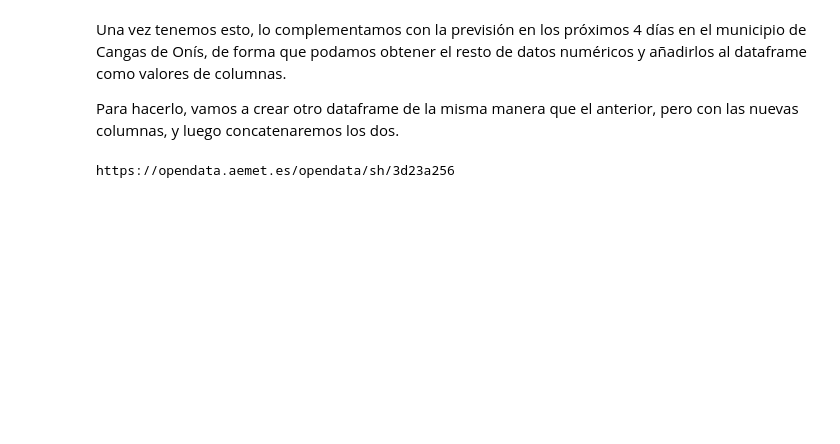
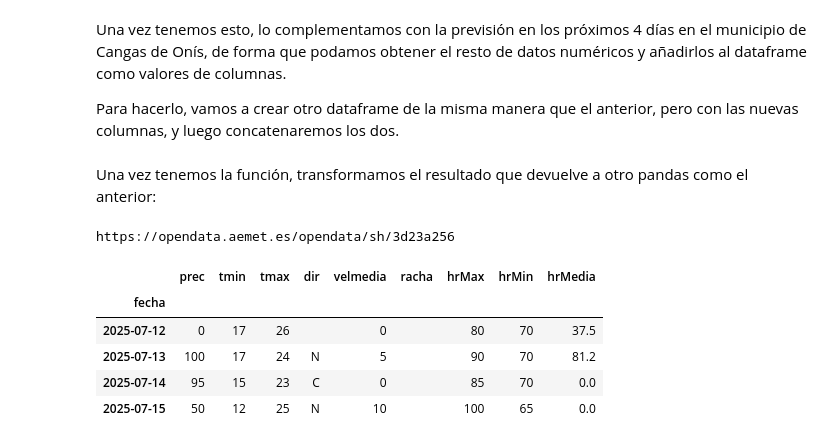
Before and after one commit to jorge-ruizl-um-es/fog-prediction, a Jupyter notebook: notebooks/data_from_aemet.ipynb, the cells around one changed output. Cells and saved outputs as stored; diff of their text form; code cells hidden in the pictures; blank space fills up the shorter version.

```diff
--- a/notebooks/data_from_aemet.ipynb
+++ b/notebooks/data_from_aemet.ipynb
@@ -409,7 +409,6 @@ def add_prevision_municipio(municipio=ID_MUNICIPIO):
 			# Descarga de los datos reales
 			datos = response.json()
 			url_datos = datos["datos"]
-			print(url_datos)
 			response_datos = requests.request("GET", url_datos, headers=headers)
 
 			if response_datos.status_code == 200:
@@ -437,7 +436,23 @@ def add_prevision_municipio(municipio=ID_MUNICIPIO):
 			list_dict_prevision[dia]["hrMedia"] = round(sum(map(lambda json: json["value"], prevision_completa_dia["humedadRelativa"]["dato"]))/4, 1)
 
 		return list_dict_prevision
-
-add_prevision_municipio()
-# %% [output]
-https://opendata.aemet.es/opendata/sh/3d23a256
+# %% [markdown]
+Una vez tenemos la función, transformamos el resultado que devuelve a otro pandas como el anterior:
+# %%
+json_salida_prevision = add_prevision_municipio()
+
+# Convertir a dataframe y poner la fecha en el índice
+df_prev = pd.DataFrame(json_salida_prevision)
+if "fecha" in df_prev.columns:
+	df_prev["fecha"] = pd.to_datetime(df_prev["fecha"])
+	df_prev.set_index(df_prev.fecha, inplace=True)
+	df_prev = df_prev.drop("fecha", axis=1)
+df_prev
+# %% [output]
+https://opendata.aemet.es/opendata/sh/3d23a256
+|  | prec | tmin | tmax | dir | velmedia | racha | hrMax | hrMin | hrMedia |
+| fecha |  |  |  |  |  |  |  |  |  |
+| 2025-07-12 | 0 | 17 | 26 |  | 0 |  | 80 | 70 | 37.5 |
+| 2025-07-13 | 100 | 17 | 24 | N | 5 |  | 90 | 70 | 81.2 |
+| 2025-07-14 | 95 | 15 | 23 | C | 0 |  | 85 | 70 | 0.0 |
+| 2025-07-15 | 50 | 12 | 25 | N | 10 |  | 100 | 65 | 0.0 |
```
Also changed, not shown: parts of 5 cells of this notebook.
